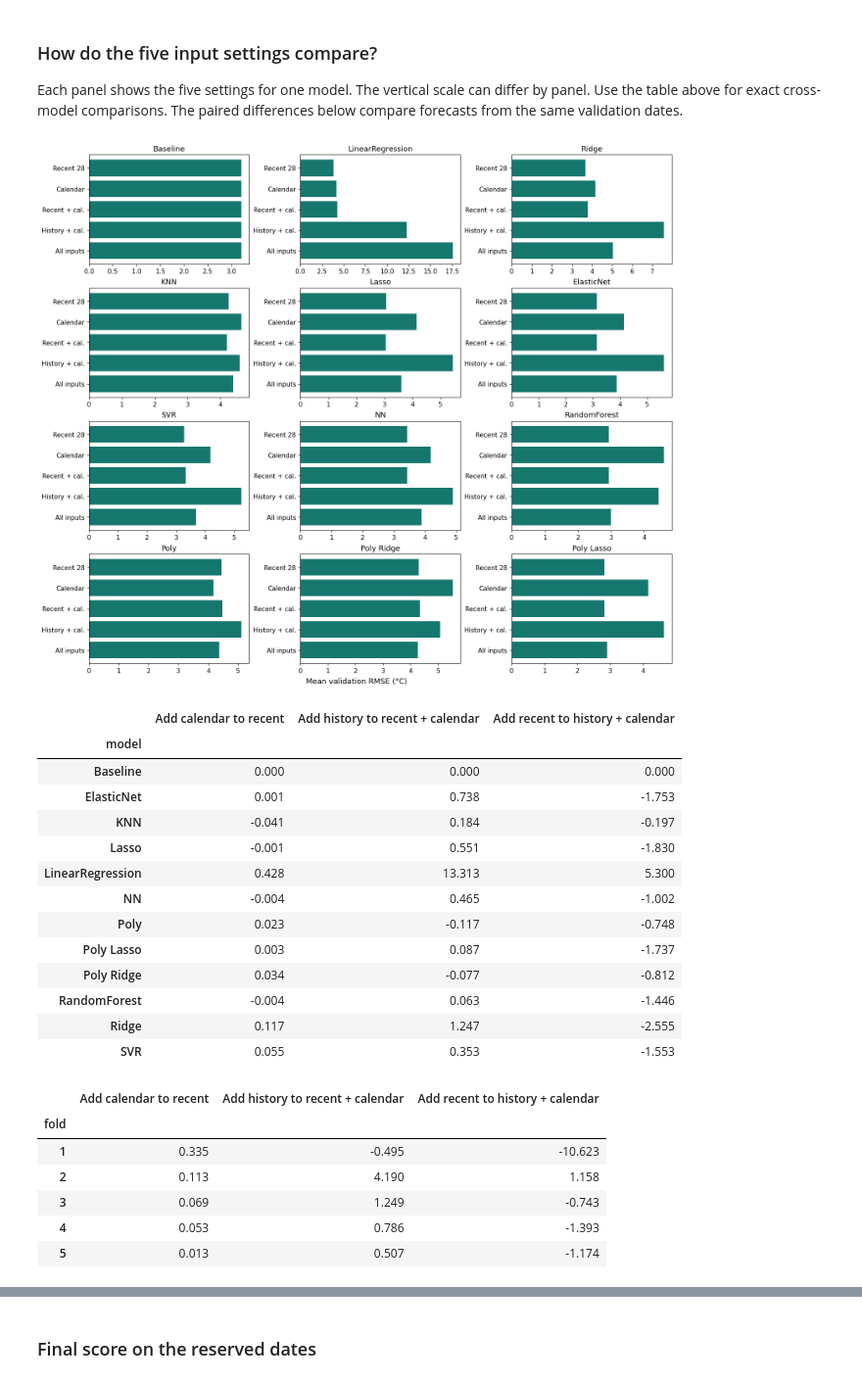
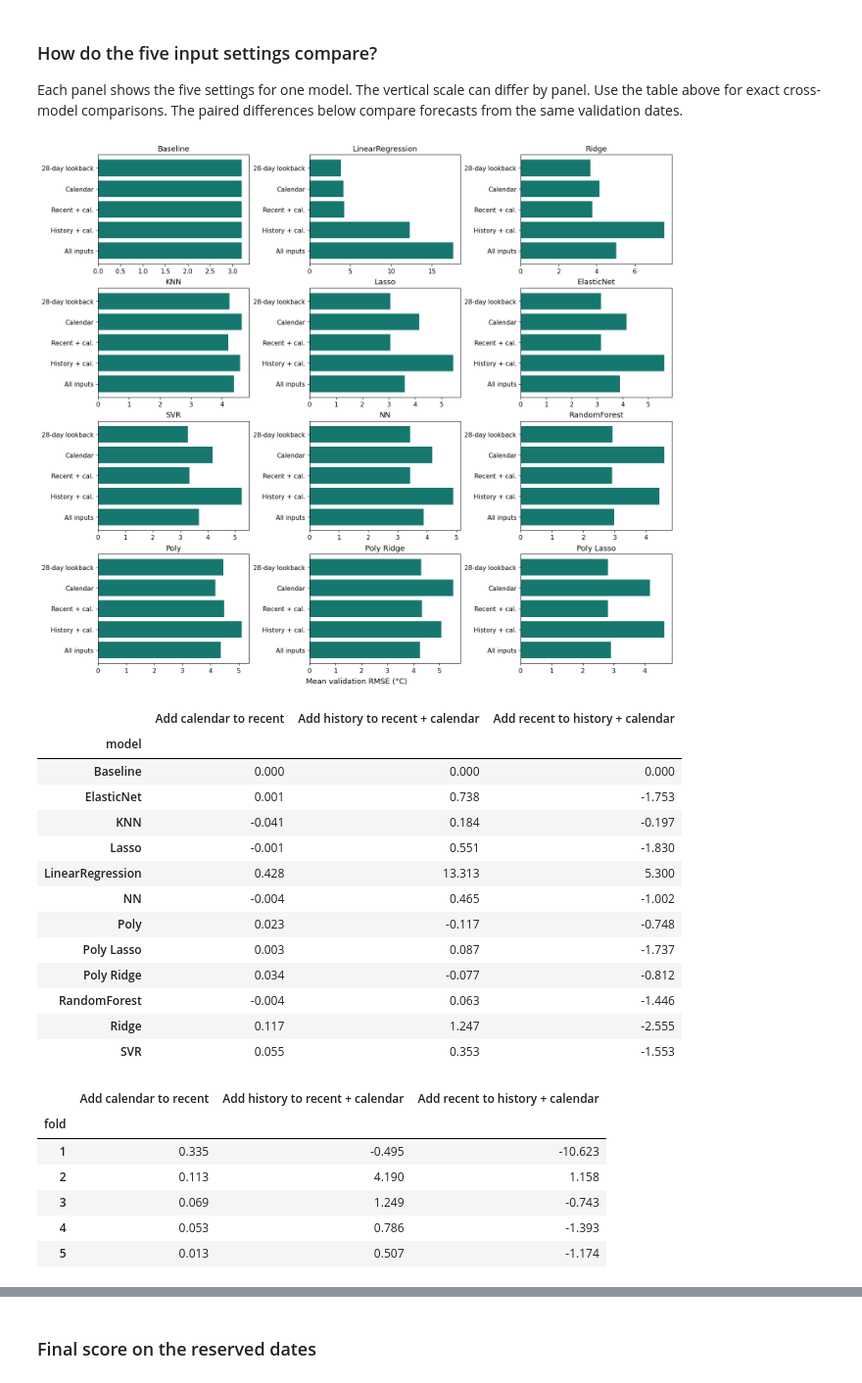
Before and after one commit to weijiawang2003/DATA-1030-Project, a Jupyter notebook: regression_inputs/02_calendar_and_history.ipynb, the cells around one changed output, grey strips where cells are left out. Shown at 98% size. Drawn from its saved outputs; the diff is of its cells as text; code cells hidden in the pictures.

```diff
--- a/regression_inputs/02_calendar_and_history.ipynb
+++ b/regression_inputs/02_calendar_and_history.ipynb
@@ -152,23 +152,23 @@ Inspect convergence warnings before interpreting: [['NN', 'Calendar only'], ['El
 Each panel shows the five settings for one model. The vertical scale can differ by panel. Use the table above for exact cross-model comparisons. The paired differences below compare forecasts from the same validation dates.
 # %%
 fig, axes = plt.subplots(4, 3, figsize=(14, 12), constrained_layout=True)
-labels = ["Recent 28", "Calendar", "Recent + cal.", "History + cal.", "All inputs"]
+labels = ["28-day lookback", "Calendar", "Recent + cal.", "History + cal.", "All inputs"]
 for ax, model in zip(axes.flat, MODELS):
     ax.barh(labels, errors.loc[SETTINGS, model], color="#16776f")
     ax.invert_yaxis()
     ax.set_title(model)
 fig.supxlabel("Mean validation RMSE (°C)")
 plt.show()
 
 paired = scores.pivot(index=["model", "fold"], columns="setting", values="rmse")
 delta = pd.DataFrame({
     "Add calendar to recent": paired["Recent + calendar"] - paired["Recent 28"],
     "Add history to recent + calendar": paired[SETTINGS[-1]] - paired["Recent + calendar"],
     "Add recent to history + calendar": paired[SETTINGS[-1]] - paired["History + calendar"]})
 display(delta.groupby(level="model").mean().dropna(how="all").round(3))
 display(delta.xs("Ridge").round(3))
 # %% [output]
-[figure, old version]
+[figure, new version]
 |  | Add calendar to recent | Add history to recent + calendar | Add recent to history + calendar |
 | model |  |  |  |
 | Baseline | 0.000 | 0.000 | 0.000 |
```
Also changed, not shown: parts of 3 cells of this notebook, 1 other file.
